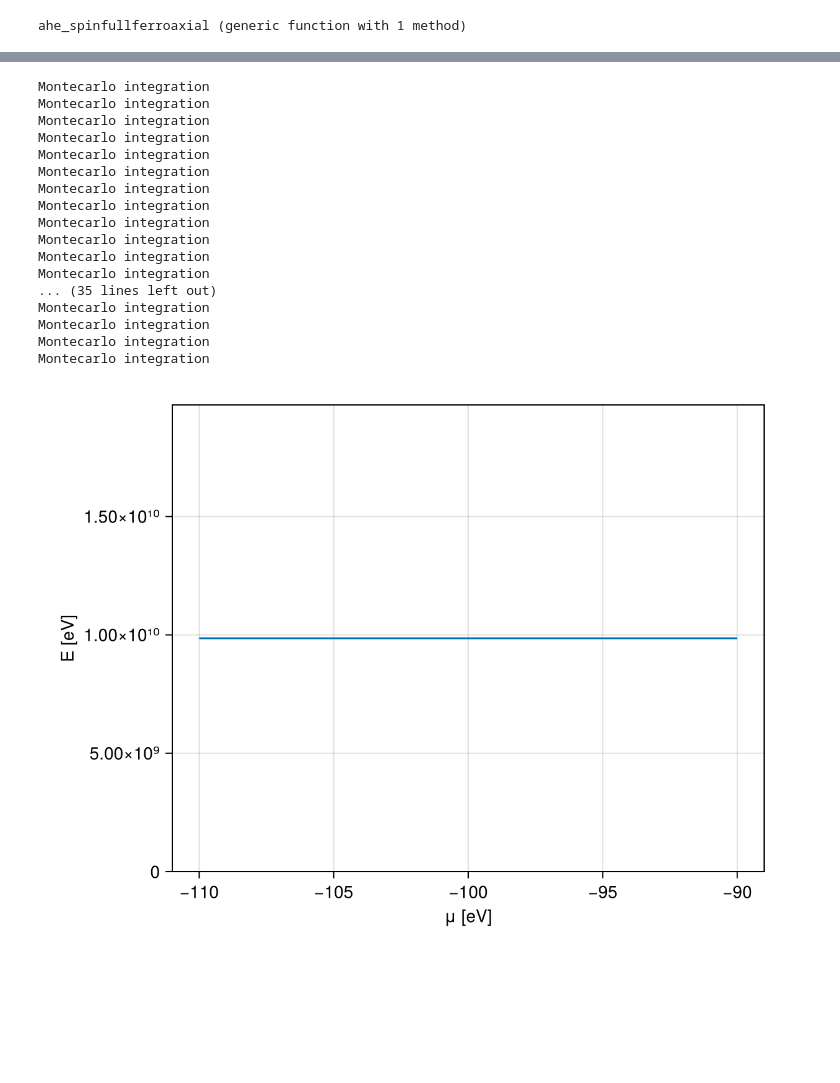
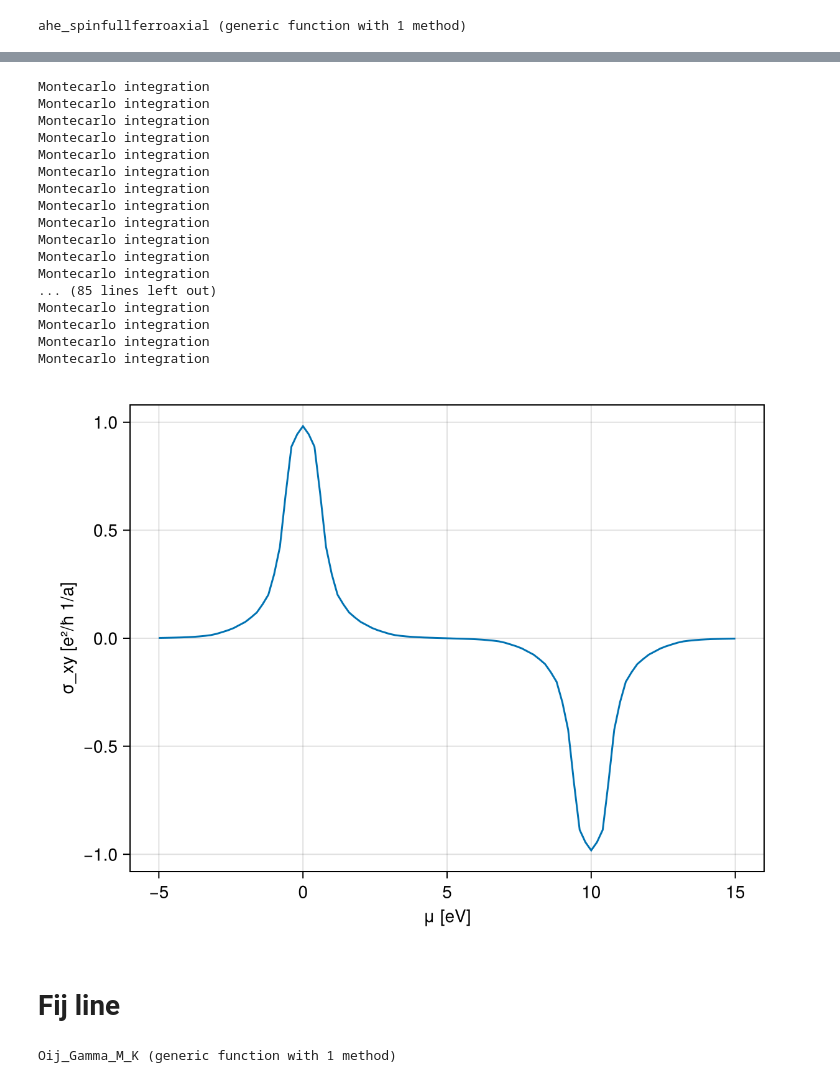
Before and after one commit to fernandopenaranda/Field_Induced_Hall_Effect, a Jupyter notebook: src/spinfull_ferroaxial.ipynb, the cells around one changed output, grey strips where cells are left out. Cells and saved outputs as stored; diff of their text form; code cells hidden in the pictures; blank space fills up the shorter version.

Commit message:
spinfull notes and calculations

```diff
--- a/src/spinfull_ferroaxial.ipynb
+++ b/src/spinfull_ferroaxial.ipynb
@@ -57,7 +57,7 @@ function bands_ferroaxial_Gamma_M_K(p; a = 1)
     yvals = real.([bands(k, p, 1) for k in ks])
     position = [findmin(abs.(x .- yvals))[2] for x in ticks_vals]
     xticks = (vcat(position[1:5],[xvals[end]]), ["Γ", "M", "K", "Γ", "A", "K"])
-    fig = Figure(); ax = Axis(fig[1,1], ylabel = "E [eV]", title = "μ = $(p.μ), Δ = $(p.Δ), t_perp = $(p.tpz), t = $(p.t), t2 = $(p.tc), t3 = $(p.tp), t_ca = $(p.tλ)",  xticks=xticks)
+    fig = Figure(); ax = Axis(fig[1,1], ylabel = "E [eV]", title = "μ = $(p.μ), Δ = $(p.Δ), t_perp = $(p.tpz), t = $(p.t), t2 = $(p.tc), t3 = $(p.tp), t_ca = $(p.tλ) [eV]",  xticks=xticks)
     colorlist = [:red, :orange, :blue, :green]
     for i in 1:4
         yvals = real.([bands(k, p, i) for k in ks])
@@ -78,0 +79,3 @@ fig
+# %%
+vals, fig = bands_ferroaxial_Gamma_M_K(modelpresets_FA_spinfull(; μ =0, t =1 ,tp =1, Δ = 1, tpz = 0.5, tc = 0, tλ = -0.1))
+fig
@@ -87,7 +93,7 @@ function ahe_spinfullferroaxial(μ, p; dirj=:x, dirE=:y, T = 10,  evals = 10000,
     Gs = dualbasis(Rs)
 
     # println(Optics_in_the_length_gauge.bz_volume(Gs[1],Gs[2]))
-    h(q) = ferroaxial_ham3d_spinfull(q,p.μ,p.Δ,p.t,p.tp, p.tpz, p.tc, p.tλ)
+    h(q) = ferroaxial_ham3d_spinfull(q,μ,p.Δ,p.t,p.tp, p.tpz, p.tc, p.tλ)
     dhx(q) =d_ferroaxial_ham3d_spinfull(p.t,p.tp,p.Δ,p.tpz,p.tc, p.tλ,q,:x)
     dhy(q) =d_ferroaxial_ham3d_spinfull(p.t,p.tp,p.Δ,p.tpz,p.tc, p.tλ,q,:y)
     dhz(q) = d_ferroaxial_ham3d_spinfull(p.t,p.tp,p.Δ,p.tpz,p.tc, p.tλ,q,:z)
@@ -117,6 +123,6 @@ Montecarlo integration
 # %%
-p = modelpresets_FA_spinfull(; μ =0, t =1 ,tp =0, Δ = 0, tpz = 1, tc = 0., tλ = 0.2)
-mulist = collect(range(-110,-90, length = 51));
+p = modelpresets_FA_spinfull(; μ =0, t =1 ,tp =0, Δ = 0, tpz = 1, tc = 0., tλ = 0.1)
+mulist = collect(range(-5,15, length = 101));
 s = [σij_anomalous_hall(ahe_spinfullferroaxial(μ, p)) for μ in mulist];
 # %% [output]
 Montecarlo integration
@@ -131,14 +137,67 @@ Montecarlo integration
 Montecarlo integration
 Montecarlo integration
 Montecarlo integration
-... (35 lines left out)
+... (85 lines left out)
 Montecarlo integration
 Montecarlo integration
 Montecarlo integration
 Montecarlo integration
 # %%
-fig = Figure(); ax = Axis(fig[1,1], xlabel = "μ [eV]", ylabel = "E [eV]")
+fig = Figure(); ax = Axis(fig[1,1], xlabel = "μ [eV]", ylabel = "σ_xy [e²/ħ 1/a]")
 lines!(ax, [m for m in mulist], [i for i in s])
 fig
 # %% [output]
-[figure, old version]
+[figure, new version]
+# %% [markdown]
+# Fij line
+# %%
+
+using PhysicalConstants
+using PhysicalConstants.CODATA2018
+using Unitful
+using SparseArrays
+using StaticArrays
+using Parameters
+ħ = PhysicalConstants.CODATA2018.ħ
+e = PhysicalConstants.CODATA2018.e
+
+Fij_Gamma_M_K(p, comp_pres, dirF1, dirF2, band; a = 1) = Oij_Gamma_M_K(Optics_in_the_length_gauge.F,p,  comp_pres, dirF1, dirF2, band, a = a )
+function Oij_Gamma_M_K(func, p, comp_pres, dirF1, dirF2, band; a = 1)
+    N = 400    #kpoints
+    mysimpath = [Γ, M .+ 1e-3 , K1 .+ 1e-3, Γ .+ 1e-3, A .+ 1e-3 , K2]
+    Fab(comp_pres, q, band) = func(comp_pres, q, dirF1, dirF2)[band]
+    ks = interpolate(mysimpath, N)
+    ticks_vals = [Fab(comp_pres, kpoint, 1 ) for kpoint in mysimpath]
+    units = 1#(e/ħ |> u"T^-1*Å^-2").val # Fab is computed in Å^3 so the result is Å/T
+
+
+    xvals = 1:length(ks)
+
+    yvals_1 = [Fab(comp_pres, q, 1 ) for q in ks]
+    yvals_2 = [Fab(comp_pres, q, 2) for q in ks]
+    yvals_3 = [Fab(comp_pres, q, 3 ) for q in ks]
+    yvals_4 = [Fab(comp_pres, q, 4 ) for q in ks]
+
+    # position = [findmin(abs.(x .- yvals_1))[2] for x in ticks_vals]
+    position =  [1, 66, 103, 178, 275, 398]
+    println(position)
+    xticks = (vcat(position[1:5],[xvals[end]]), ["Γ", "M", "K1", "Γ", "A", "K2"])
+    fig = Figure(); ax = Axis(fig[1,1], ylabel = "F$(dirF1)$(dirF2) [Å^3]",  title = "Δ = $(p.Δ), t_perp = $(p.tpz), t = $(p.t), t2 = $(p.tc), t3 = $(p.tp), tλ = $(p.tλ) [eV]",  xticks=xticks)
+    # scatter!(ax, xvals, yvals_1, color = :red)#, label = "Lower band")
+    colorlist = [:red, :orange, :blue, :green]
+    lines!(ax, xvals, yvals_1, color = :red, label = "1")
+    lines!(ax, xvals, yvals_2, color = :orange,  label = "2")
+    lines!(ax, xvals, yvals_3, color = :blue, linestyle = :dash,  label = "3")
+    lines!(ax, xvals, yvals_4, color = :green, linestyle = :dash, label = "4")
+
+    xlims!(ax, 1, N)
+    # ylims!(ax, -0.025,0.025)
+    ax.yticks = (-0.4:0.05:0.4)#, string.(-10:9))
+    axislegend(ax, position = :lb)
+    # if maximum(abs.(yvals_1))< 1e-9
+        ylims!(ax, -1e-7,1e-7)
+    # end
+    return yvals_1, yvals_2, fig
+end
+# %% [output]
+Oij_Gamma_M_K (generic function with 1 method)
```
Also changed, not shown: parts of 9 cells of this notebook, 6 other files.
